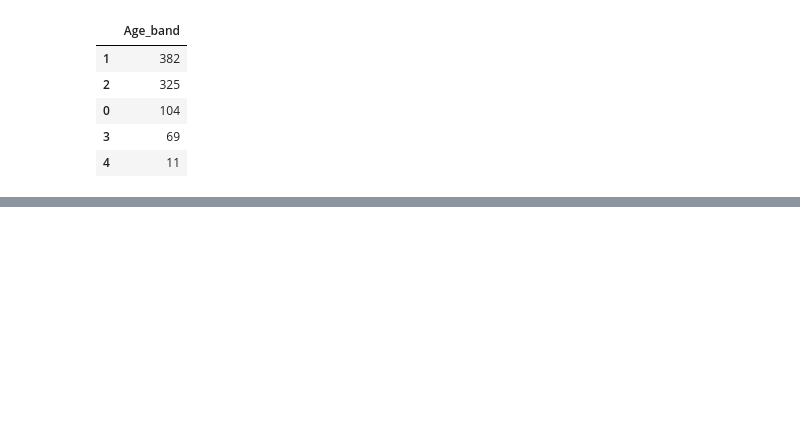
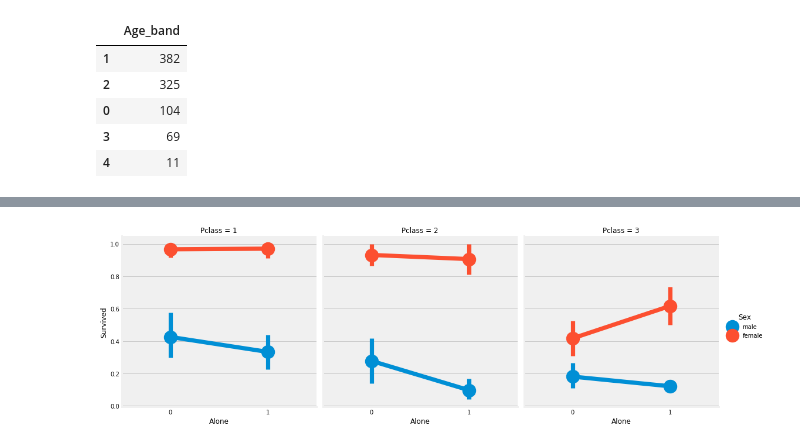
Before and after one commit to baek-junho/kagglenotebooks, a Jupyter notebook: Titanic.ipynb, the cells around one changed output, grey strips where cells are left out. Saved outputs shown, nothing was run; the diff lists cells and outputs as text; code cells hidden in the pictures; blank space fills up the shorter version.

```diff
--- a/Titanic.ipynb
+++ b/Titanic.ipynb
@@ -384,0 +413,5 @@ data['Age_band'].value_counts().to_frame().style.background_gradient(cmap='summe
+# %%
+sns.factorplot('Alone', 'Survived', data=data, hue='Sex', col='Pclass')
+plt.show()
+# %% [output]
+[figure, added]
```
Also changed, not shown: parts of 11 cells of this notebook.
